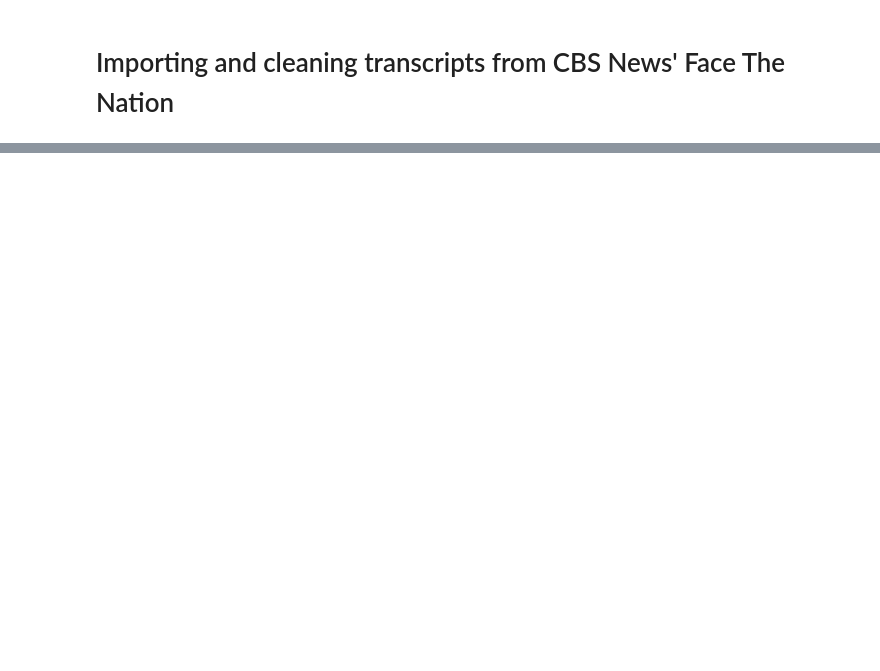
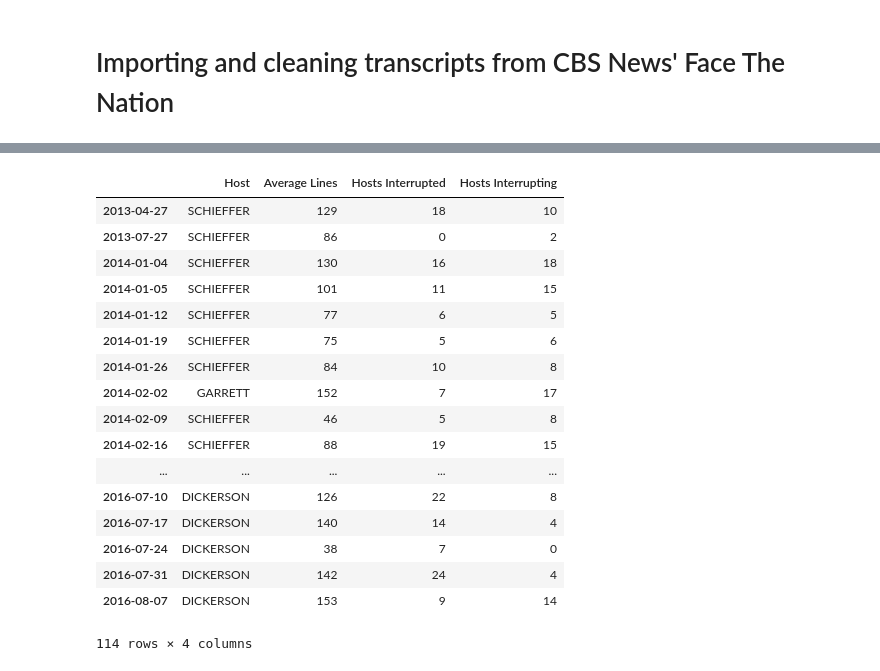
Before and after one commit to antcarro/DataIncubation, a Jupyter notebook: FTN-analysis.ipynb, the cells around one changed output, grey strips where cells are left out. Drawn from its saved outputs; the diff is of its cells as text; code cells hidden in the pictures; blank space fills up the shorter version.

```diff
--- a/FTN-analysis.ipynb
+++ b/FTN-analysis.ipynb
@@ -344,0 +45,10 @@ Here, we have to do some processing. First, we remove the metadata by
+# %%
+links_dict=dict()
+years_of_transcripts=['https://www.cbsnews.com/news/face-the-nation-transcripts-'+str(i)+'/' for i in range(2014,2019)]
+for directory in years_of_transcripts:
+    page=requests.get(directory).text
+    links=re.finditer(r'<a href="(https://www.cbsnews.com/news/[^"]*?transcript[^"]*?)"')
+    links=re.finditer(r'(face-the-nation-transcripts-([a-z]*-[0-9]*-[0-9]*)-[a-z0-9\-]*)',page)
+    for l in links:
+        print(l.group(2))
+        links_dict[l.group(2)]='https://www.cbsnews.com/news/'+l.group(1)
@@ -344,0 +125,12 @@ Here, we have to do some processing. First, we remove the metadata by
+# %%
+def large_corpus_cleaner(links_dict):
+    host_dict=dict()
+    for l in links_dict:
+        l_page = requests.get(links_dict[l]).text
+        T=text_cleaner(l_page)
+        with open(l,'w+') as f:
+            f.write(T)
+        host_dict[l]=host_summary(text_analyzer(T))
+    return host_dict
+    #host,interruptions=host_and_interruptions(text_analyzer(text_cleaner(l_page)))
+    #analysis_dict[l]=(host,interruptions)
@@ -344,0 +151,26 @@ Here, we have to do some processing. First, we remove the metadata by
+# %%
+host_dict=large_corpus_cleaner(links_dict)
+# %%
+df=pd.DataFrame.from_dict(host_dict,orient='index')
+df.columns=['Host','Average Lines','Hosts Interrupted','Hosts Interrupting']
+# %%
+df
+# %% [output]
+|  | Host | Average Lines | Hosts Interrupted | Hosts Interrupting |
+| 2013-04-27 | SCHIEFFER | 129 | 18 | 10 |
+| 2013-07-27 | SCHIEFFER | 86 | 0 | 2 |
+| 2014-01-04 | SCHIEFFER | 130 | 16 | 18 |
+| 2014-01-05 | SCHIEFFER | 101 | 11 | 15 |
+| 2014-01-12 | SCHIEFFER | 77 | 6 | 5 |
+| 2014-01-19 | SCHIEFFER | 75 | 5 | 6 |
+| 2014-01-26 | SCHIEFFER | 84 | 10 | 8 |
+| 2014-02-02 | GARRETT | 152 | 7 | 17 |
+| 2014-02-09 | SCHIEFFER | 46 | 5 | 8 |
+| 2014-02-16 | SCHIEFFER | 88 | 19 | 15 |
+| ... | ... | ... | ... | ... |
+| 2016-07-10 | DICKERSON | 126 | 22 | 8 |
+| 2016-07-17 | DICKERSON | 140 | 14 | 4 |
+| 2016-07-24 | DICKERSON | 38 | 7 | 0 |
+| 2016-07-31 | DICKERSON | 142 | 24 | 4 |
+| 2016-08-07 | DICKERSON | 153 | 9 | 14 |
+114 rows × 4 columns
```
Also changed, not shown: parts of 39 cells of this notebook.
